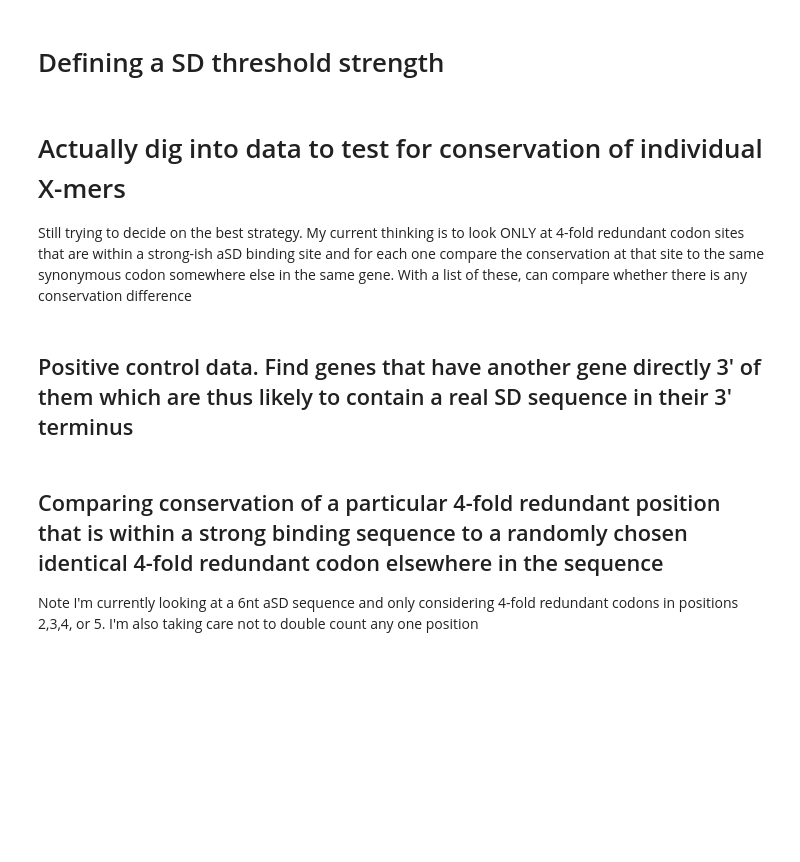
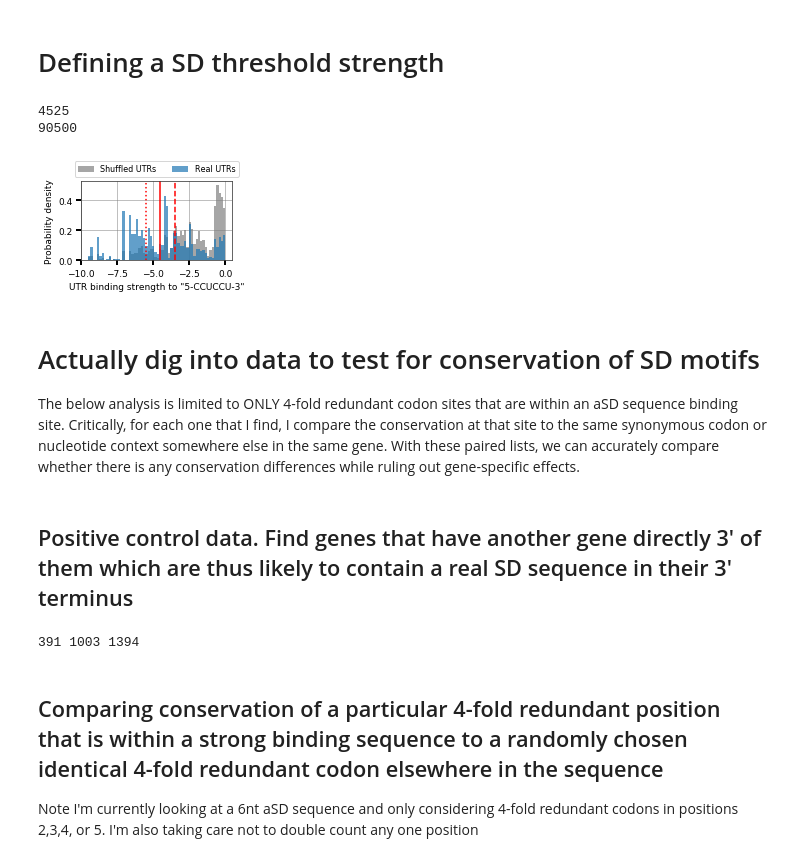
Before and after one commit to adamhockenberry/Internal_SD_conservation, a Jupyter notebook: Code/Analysis_scratch.ipynb, the cells around one changed output. Saved outputs shown, nothing was run; the diff lists cells and outputs as text; code cells hidden in the pictures; blank space fills up the shorter version.

```diff
--- a/Code/Analysis_scratch.ipynb
+++ b/Code/Analysis_scratch.ipynb
@@ -519,11 +347,17 @@ for record in genome:
     for feature in record.features[:]:
         if feature.type == 'CDS':
             if feature.location.strand == 1:
+                cds = str(record.seq[feature.location.start:feature.location.end])
+            elif feature.location.strand == -1:
+                cds = str(record.seq[feature.location.start:feature.location.end].reverse_complement())
+            if len(cds)%3 != 0 or len(cds) < 100 or cds[-3:] not in ['TAA', 'TGA', 'TAG']:
+                continue
+            if feature.location.strand == 1:
                 real_utrs.append(record.seq[feature.location.start-include:feature.location.start])
             elif feature.location.strand == -1:
                 real_utrs.append(record.seq[feature.location.end:feature.location.end+include].reverse_complement())
 # %%
-randomizations = 1
+randomizations = 20
 real_utrs = [str(i) for i in real_utrs]
 strongest_real = []
 strongest_fake = []
@@ -553,3 +387,6 @@ for utr in real_utrs[:]:
         strongest_fake_dict[randomization].append(min(energy_list))
 print(len(strongest_real))
 print(len(strongest_fake))
+# %% [output]
+4525
+90500
@@ -580,6 +393,21 @@ plt.axvline(-3.5)
+# %%
+fig = plt.figure(figsize=(3,2))
+ax = fig.add_subplot(111)
+ax.hist(strongest_fake, 60, normed=True, alpha=0.7, color='gray', label='Shuffled UTRs')
+ax.hist(strongest_real, 60, normed=True, alpha=0.7, label='Real UTRs')
+ax.axvline(-4.5, c='r')
+ax.axvline(-3.5, c='r', linestyle='--')
+ax.axvline(-5.5, c='r', linestyle=':')
+ax.set_xlabel('UTR binding strength to "5-CCUCCU-3"')
+ax.set_ylabel('Probability density')
+fig.subplots_adjust(top=0.8, left=0.2, right=0.9, bottom=0.25)  # create some space below the plots by increasing the bottom-value
+ax.legend(loc='upper center', ncol=2, bbox_to_anchor=(0.15, 0.9, 0.7, 0.4), fontsize=8)
+plt.savefig('../Results/Figures/SD_threshold.pdf')
+# %% [output]
+[figure, added]
 # %% [markdown]
-# Actually dig into data to test for conservation of individual X-mers
-Still trying to decide on the best strategy. My current thinking is to look ONLY at 4-fold redundant codon sites that are within a strong-ish aSD binding site and for each one compare the conservation at that site to the same synonymous codon somewhere else in the same gene. With a list of these, can compare whether there is any conservation difference
+# Actually dig into data to test for conservation of SD motifs
+The below analysis is limited to ONLY 4-fold redundant codon sites that are within an aSD sequence binding site. Critically, for each one that I find, I compare the conservation at that site to the same synonymous codon or nucleotide context somewhere else in the same gene. With these paired lists, we can accurately compare whether there is any conservation differences while ruling out gene-specific effects.
 # %% [markdown]
 ## Positive control data. Find genes that have another gene directly 3' of them which are thus likely to contain a real SD sequence in their 3' terminus
 # %%
@@ -595,9 +423,9 @@ for record in genome:
             elif feature.location.strand == -1:
                 starts_negative_strand.append(feature.location.end)
 for i,j in enumerate(starts_positive_strand):
-    starts_positive_strand[i] = list(range(j-20,j+10,1))
+    starts_positive_strand[i] = list(range(j-20,j+20,1))
 for i,j in enumerate(starts_negative_strand):
-    starts_negative_strand[i] = list(range(j-10,j+20,1))
+    starts_negative_strand[i] = list(range(j-20,j+20,1))
 for record in genome:
     for feature in record.features:
         if feature.type == 'CDS':
@@ -614,3 +442,6 @@ for record in genome:
 
 preceding_genes = [i for i in seq_dicty[base_genome].keys() if i in preceding_genes]
 not_preceding_genes = [i for i in seq_dicty[base_genome].keys() if i not in preceding_genes]
+print(len(preceding_genes), len(not_preceding_genes), len(seq_dicty[base_genome].keys()))
+# %% [output]
+391 1003 1394
```
Also changed, not shown: parts of 92 cells of this notebook, 5 other files.
